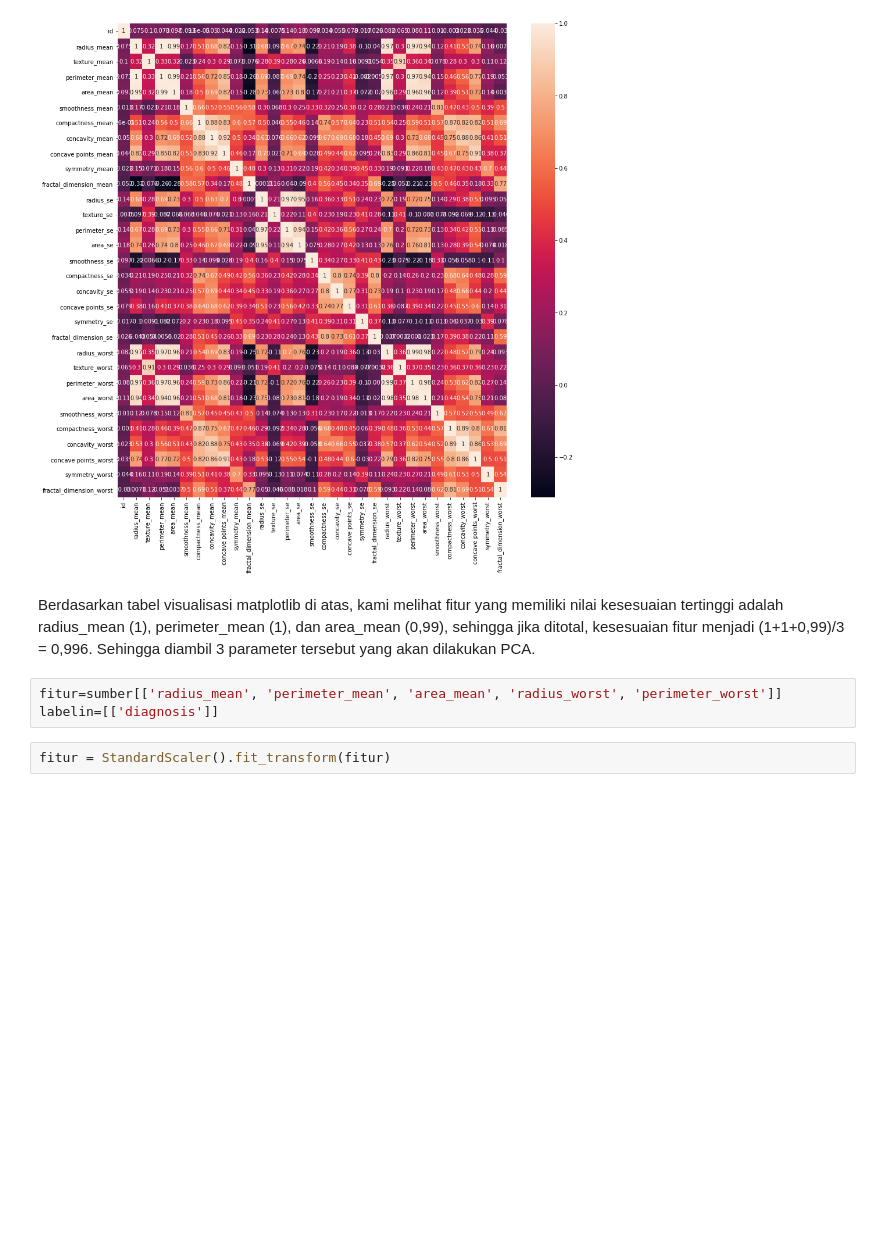
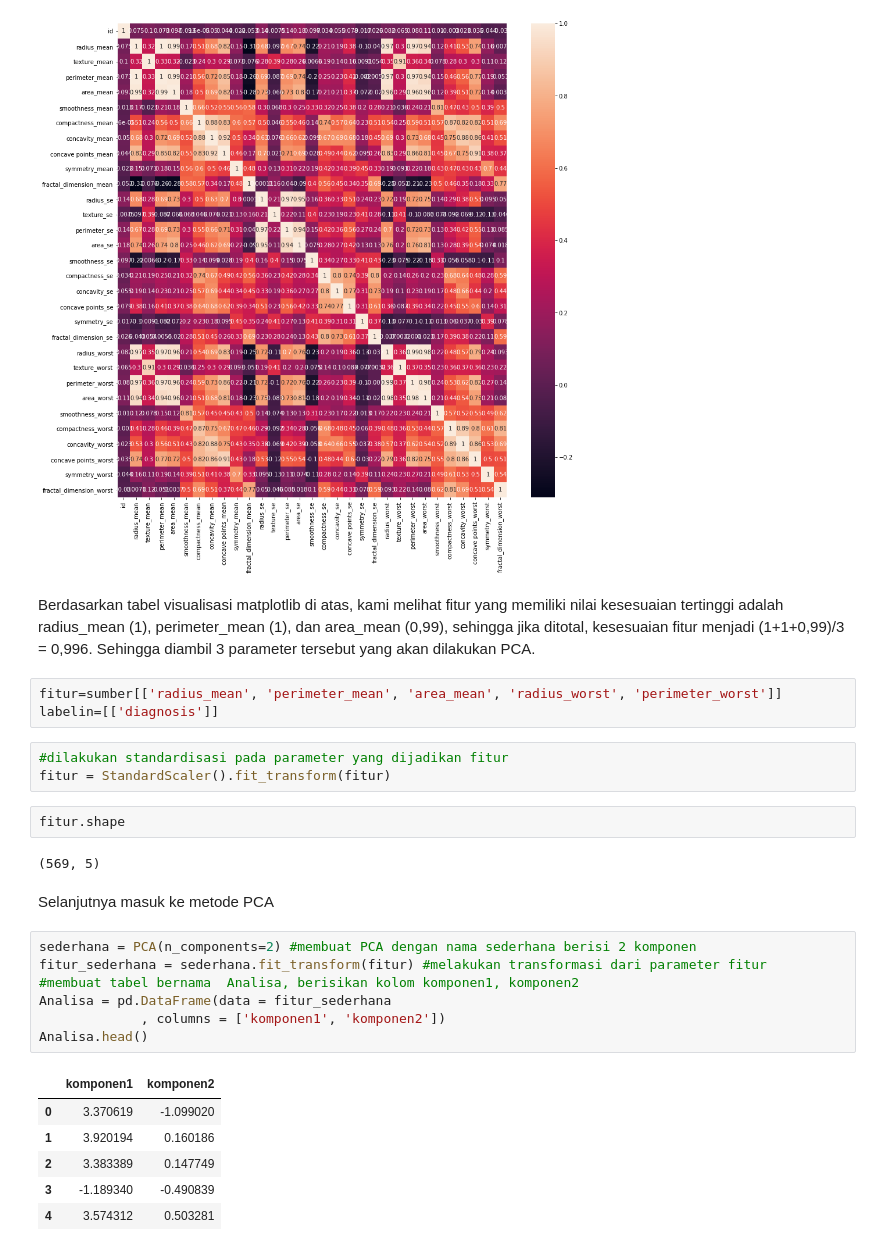
Before and after one commit to hananlu/SLOuas, a Jupyter notebook: Klusterisasi_dengan_PCA.ipynb, the cells around one changed output. Saved outputs shown, nothing was run; the diff lists cells and outputs as text; blank space fills up the shorter version.

```diff
--- a/Klusterisasi_dengan_PCA.ipynb
+++ b/Klusterisasi_dengan_PCA.ipynb
@@ -65,5 +65,26 @@ Berdasarkan tabel visualisasi matplotlib di atas, kami melihat fitur yang memili
 # %%
 fitur=sumber[['radius_mean', 'perimeter_mean', 'area_mean', 'radius_worst', 'perimeter_worst']]
 labelin=[['diagnosis']]
-# %%
-fitur = StandardScaler().fit_transform(fitur)
+# %%
+#dilakukan standardisasi pada parameter yang dijadikan fitur
+fitur = StandardScaler().fit_transform(fitur)
+# %%
+fitur.shape
+# %% [output]
+(569, 5)
+# %% [markdown]
+Selanjutnya masuk ke metode PCA
+# %%
+sederhana = PCA(n_components=2) #membuat PCA dengan nama sederhana berisi 2 komponen
+fitur_sederhana = sederhana.fit_transform(fitur) #melakukan transformasi dari parameter fitur
+#membuat tabel bernama  Analisa, berisikan kolom komponen1, komponen2
+Analisa = pd.DataFrame(data = fitur_sederhana
+             , columns = ['komponen1', 'komponen2'])
+Analisa.head()
+# %% [output]
+|  | komponen1 | komponen2 |
+| 0 | 3.370619 | -1.099020 |
+| 1 | 3.920194 | 0.160186 |
+| 2 | 3.383389 | 0.147749 |
+| 3 | -1.189340 | -0.490839 |
+| 4 | 3.574312 | 0.503281 |
```
Also changed, not shown: parts of 3 cells of this notebook.
